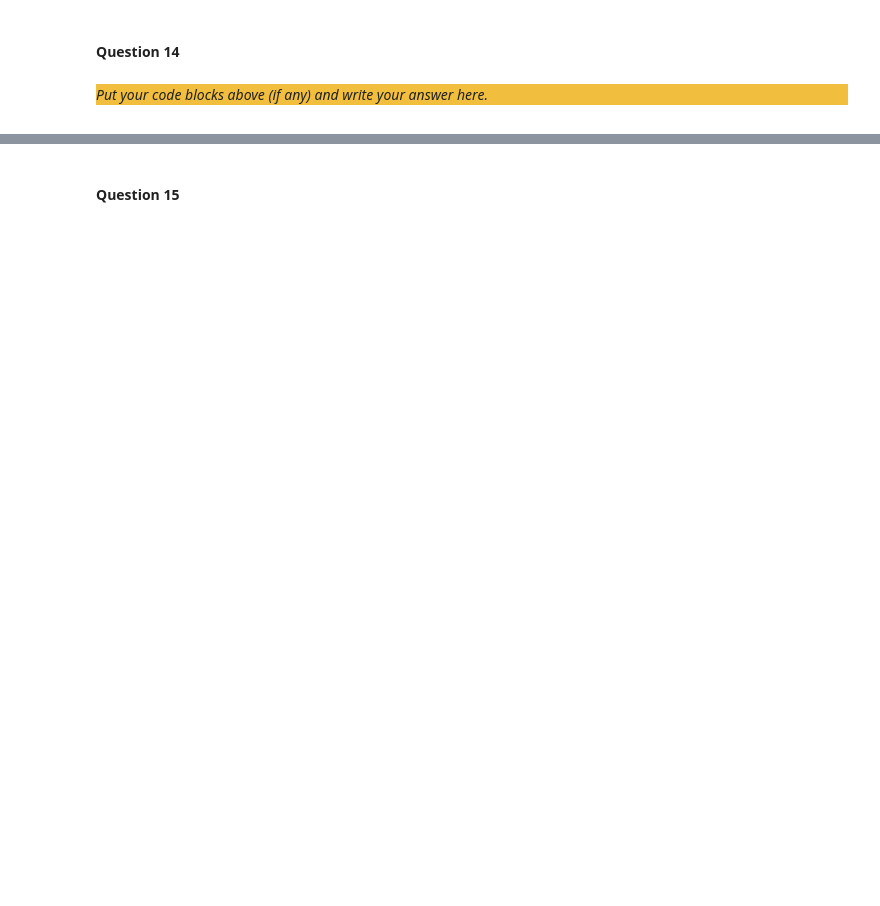
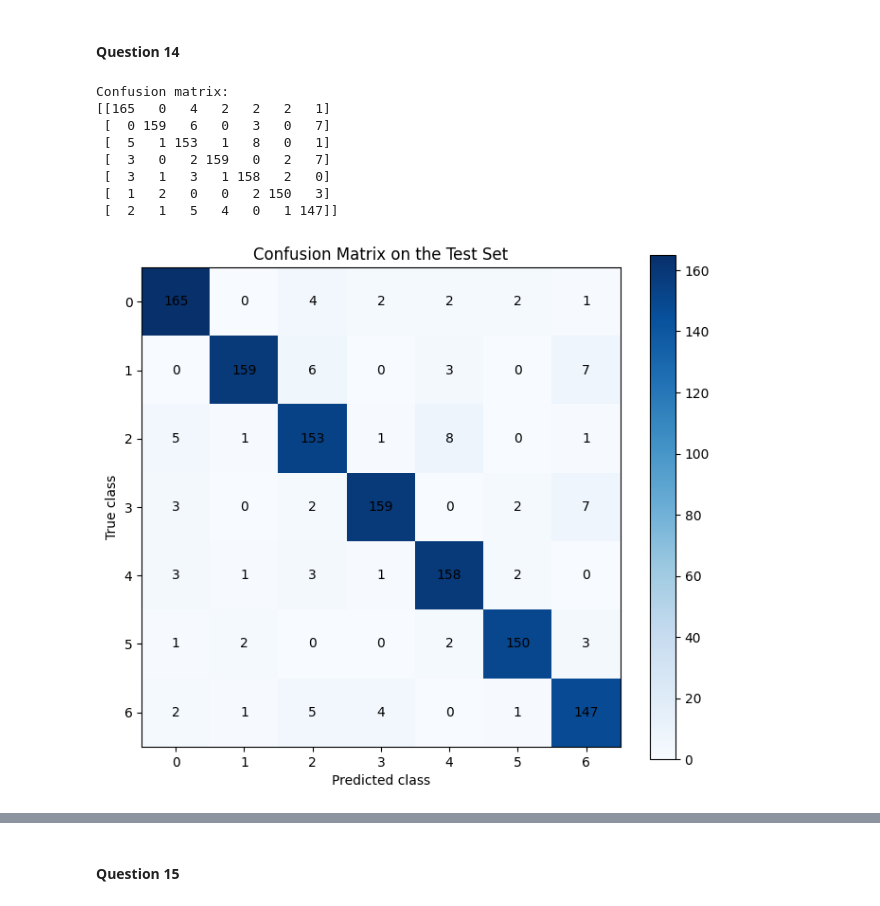
Before and after one commit to MrKretowski/ci-lab-assignments, a Jupyter notebook: Assignment_1_ANN/src/Main.ipynb, the cells around one changed output, grey strips where cells are left out. Saved outputs shown, nothing was run; the diff lists cells and outputs as text; code cells hidden in the pictures; blank space fills up the shorter version.

```diff
--- a/Assignment_1_ANN/src/Main.ipynb
+++ b/Assignment_1_ANN/src/Main.ipynb
@@ -804,0 +932,20 @@ _Put your code blocks above (if any) and write your answer here._
+# %%
+# best architecture from Question 11
+best_hidden = 30
+
+# build and train the network again
+np.random.seed(42)
+net = build_q11_network(best_hidden)
+
+epochs = 30
+lr = 0.1
+
+for epoch in range(epochs):
+    train(net, X_train, y_train, Loss, lr)
+
+# evaluate on validation and test set
+val_acc = accuracy(net, X_val, y_val)
+test_acc = accuracy(net, X_test, y_test)
+
+print("Validation accuracy:", val_acc)
+print("Test accuracy:", test_acc)
@@ -805,8 +973,50 @@ _Put your code blocks above (if any) and write your answer here._
 # %% [markdown]
 #### Question 14
-# %% [markdown]
-<div style="background-color:#f1be3e">
-
-_Put your code blocks above (if any) and write your answer here._
-
-</div>
+# %%
+# get predictions on the test set
+y_pred_test = []
+
+for i in range(len(X_test)):
+    y_pred = net.forward(X_test[i])
+    pred_class = np.argmax(y_pred)
+    y_pred_test.append(pred_class)
+
+y_pred_test = np.array(y_pred_test)
+
+# build confusion matrix manually
+n_classes = 7
+conf_matrix = np.zeros((n_classes, n_classes), dtype=int)
+
+for true_label, pred_label in zip(y_test, y_pred_test):
+    conf_matrix[int(true_label), int(pred_label)] += 1
+
+print("Confusion matrix:")
+print(conf_matrix)
+
+# plot confusion matrix
+plt.figure(figsize=(7, 6))
+plt.imshow(conf_matrix, cmap="Blues")
+plt.title("Confusion Matrix on the Test Set")
+plt.xlabel("Predicted class")
+plt.ylabel("True class")
+plt.xticks(range(n_classes))
+plt.yticks(range(n_classes))
+
+# show values inside the matrix
+for i in range(n_classes):
+    for j in range(n_classes):
+        plt.text(j, i, conf_matrix[i, j], ha="center", va="center", color="black")
+
+plt.colorbar()
+plt.tight_layout()
+plt.show()
+# %% [output]
+Confusion matrix:
+[[165   0   4   2   2   2   1]
+ [  0 159   6   0   3   0   7]
+ [  5   1 153   1   8   0   1]
+ [  3   0   2 159   0   2   7]
+ [  3   1   3   1 158   2   0]
+ [  1   2   0   0   2 150   3]
+ [  2   1   5   4   0   1 147]]
+[figure, added]
```
Also changed, not shown: parts of 14 cells of this notebook, 3 other files.
